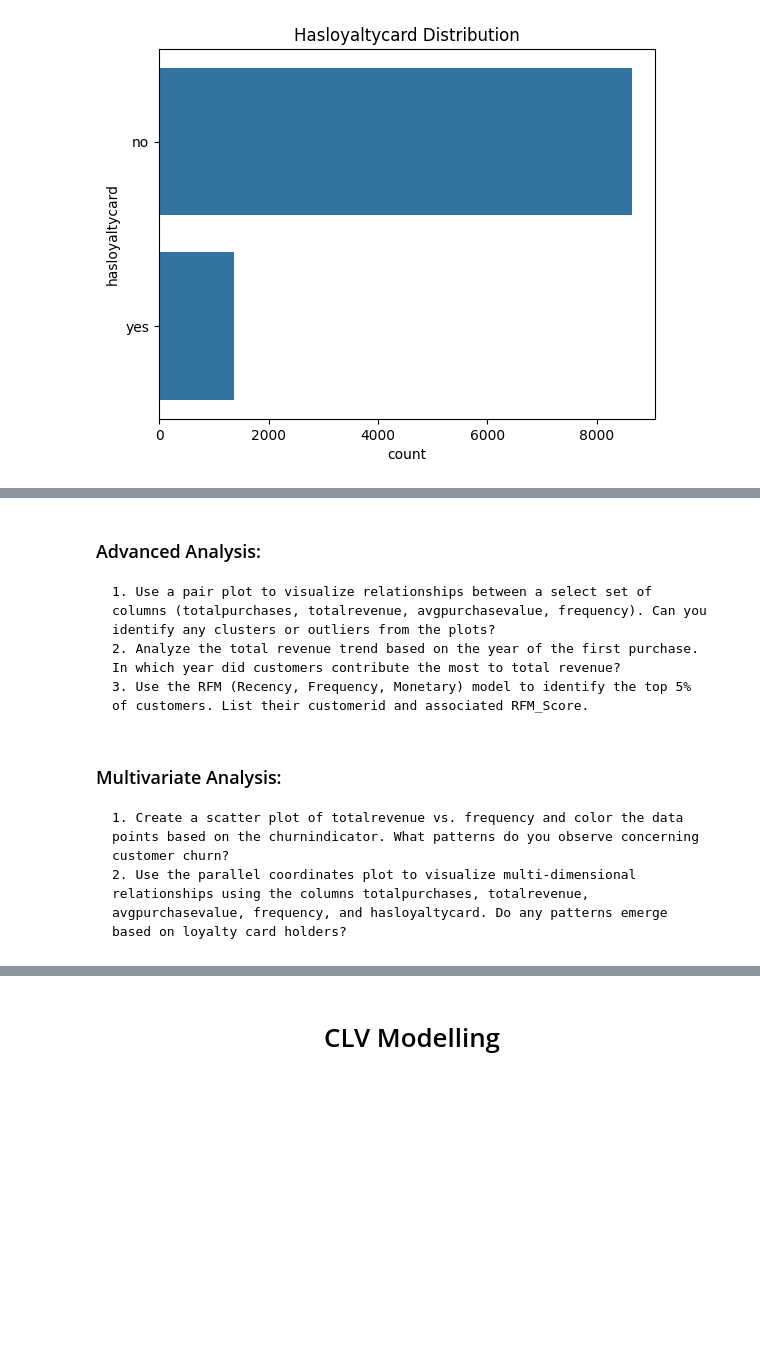
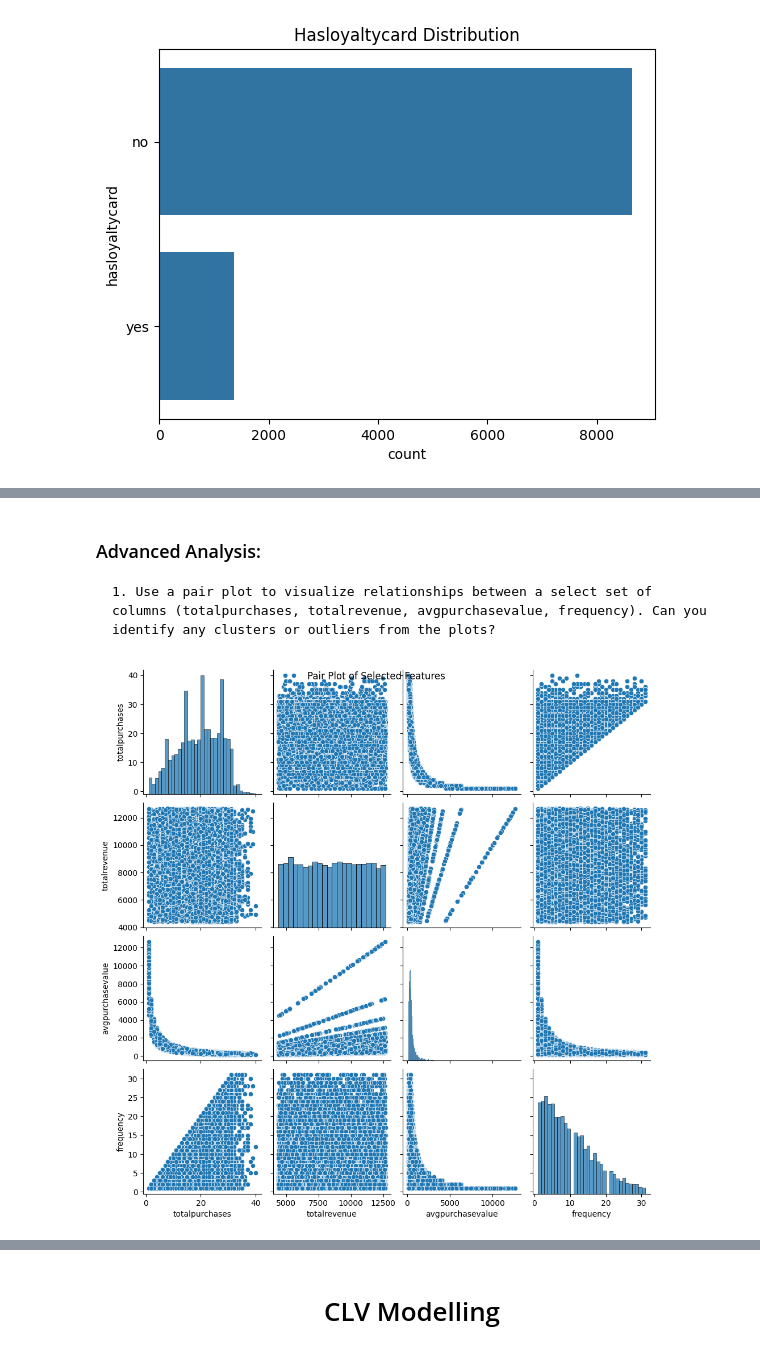
Before and after one commit to kaikesvieira/MarketingAnalytics, a Jupyter notebook: Project 4 - Customer Lifetime Value/customer_lifetime_value_code.ipynb, the cells around one changed output, grey strips where cells are left out. Cells and saved outputs as stored; diff of their text form; code cells hidden in the pictures; blank space fills up the shorter version.

```diff
--- a/Project 4 - Customer Lifetime Value/customer_lifetime_value_code.ipynb
+++ b/Project 4 - Customer Lifetime Value/customer_lifetime_value_code.ipynb
@@ -140,9 +163,10 @@ for y in cat_barplot:
 # %% [markdown]
 ### Advanced Analysis:
     1. Use a pair plot to visualize relationships between a select set of columns (totalpurchases, totalrevenue, avgpurchasevalue, frequency). Can you identify any clusters or outliers from the plots?
-    2. Analyze the total revenue trend based on the year of the first purchase. In which year did customers contribute the most to total revenue?
-    3. Use the RFM (Recency, Frequency, Monetary) model to identify the top 5% of customers. List their customerid and associated RFM_Score.
-# %% [markdown]
-### Multivariate Analysis:
-    1. Create a scatter plot of totalrevenue vs. frequency and color the data points based on the churnindicator. What patterns do you observe concerning customer churn?
-    2. Use the parallel coordinates plot to visualize multi-dimensional relationships using the columns totalpurchases, totalrevenue, avgpurchasevalue, frequency, and hasloyaltycard. Do any patterns emerge based on loyalty card holders?
+# %%
+pair_plot = df[['totalpurchases', 'totalrevenue', 'avgpurchasevalue', 'frequency']]
+sns.pairplot(pair_plot, kind = 'scatter')
+plt.suptitle("Pair Plot of Selected Features")
+plt.show()
+# %% [output]
+[figure, added]
```
Also changed, not shown: parts of 13 cells of this notebook.
